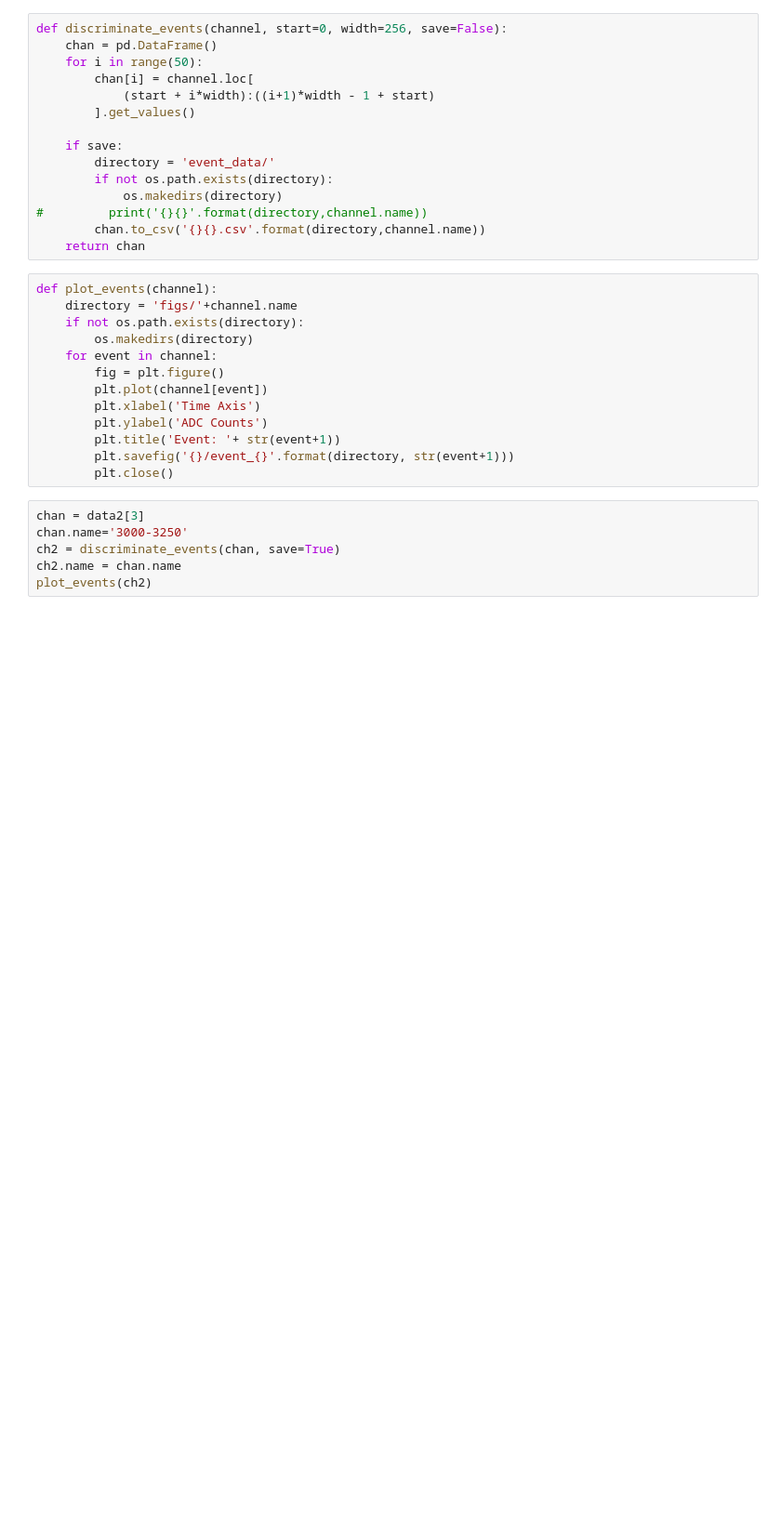
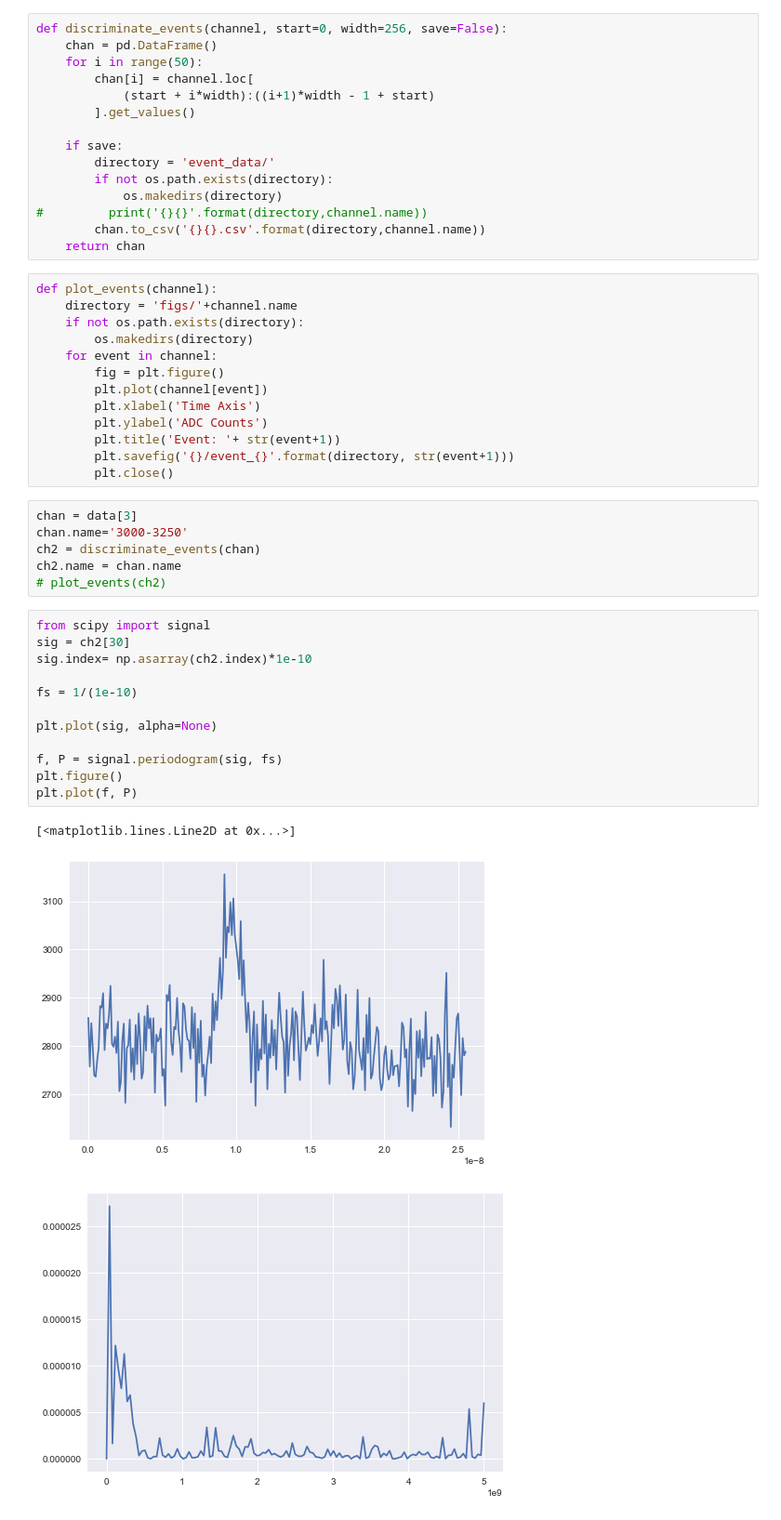
Before and after one commit to lappd-daq/psec-analysis, a Jupyter notebook: Simple PSEC Analysis.ipynb, the cells around one changed output. Shown: that part at 93% size. Cells and saved outputs as stored; diff of their text form; blank space fills up the shorter version.

```diff
--- a/Simple PSEC Analysis.ipynb
+++ b/Simple PSEC Analysis.ipynb
@@ -47,8 +45,24 @@ def plot_events(channel):
         plt.savefig('{}/event_{}'.format(directory, str(event+1)))
         plt.close()
 # %%
-chan = data2[3]
+chan = data[3]
 chan.name='3000-3250'
-ch2 = discriminate_events(chan, save=True)
+ch2 = discriminate_events(chan)
 ch2.name = chan.name
-plot_events(ch2)
+# plot_events(ch2)
+# %%
+from scipy import signal
+sig = ch2[30]
+sig.index= np.asarray(ch2.index)*1e-10
+
+fs = 1/(1e-10)
+
+plt.plot(sig, alpha=None)
+
+f, P = signal.periodogram(sig, fs)
+plt.figure()
+plt.plot(f, P)
+# %% [output]
+[<matplotlib.lines.Line2D at 0x...>]
+[figure, added]
+[figure, added]
```
Also changed, not shown: parts of 3 cells of this notebook.
